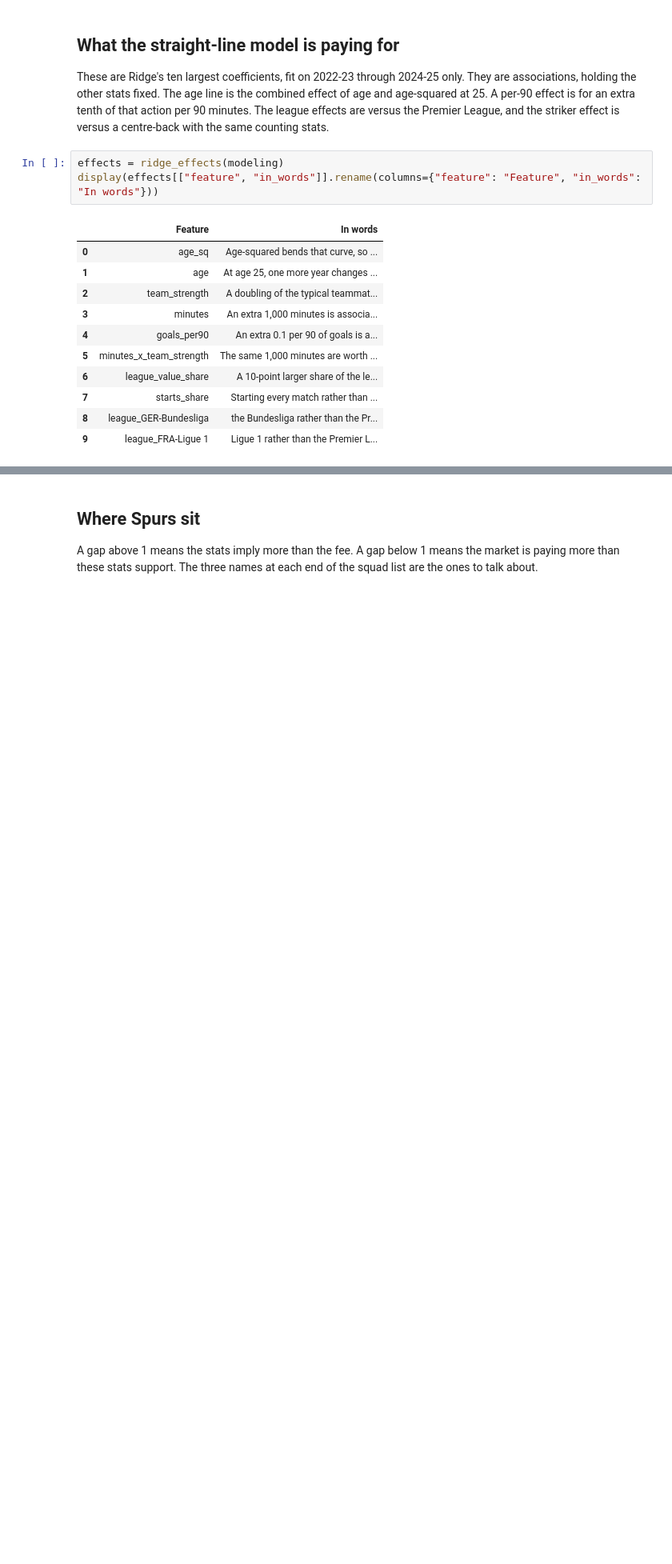
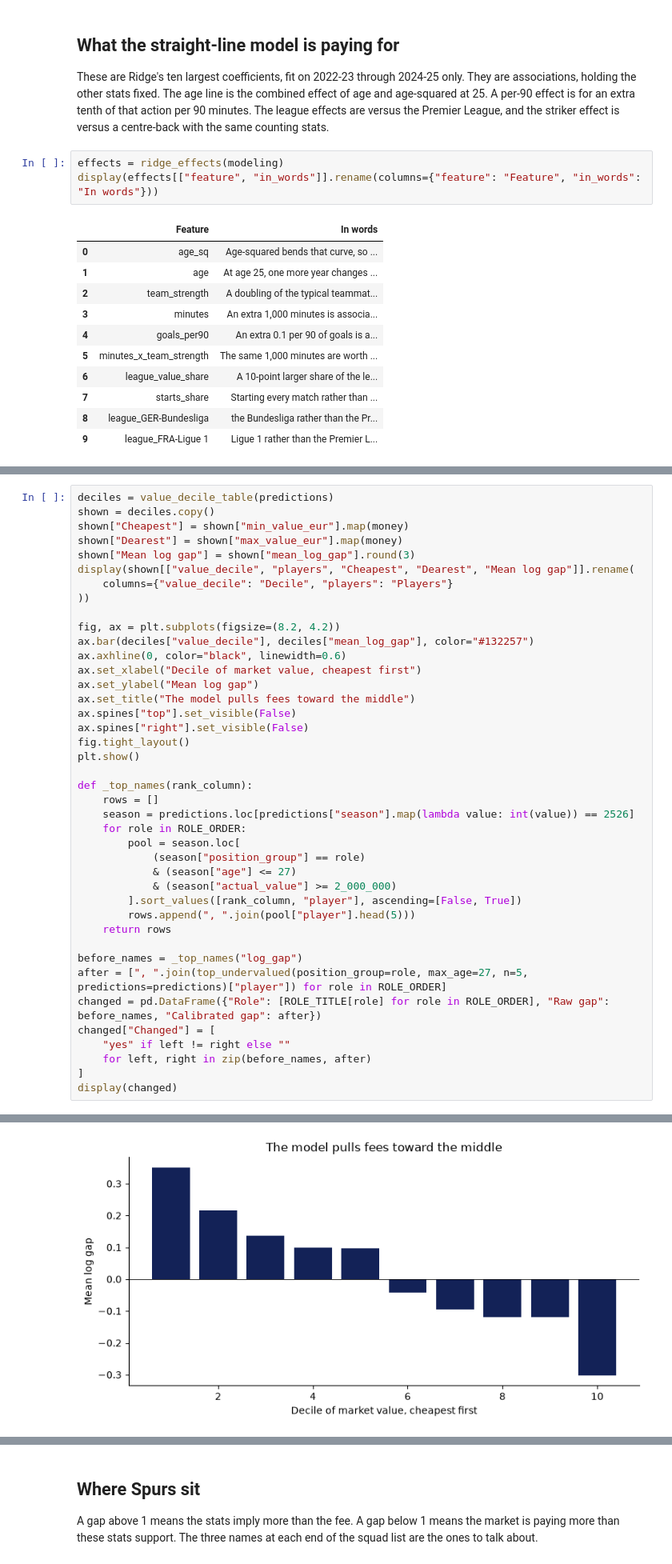
Before and after one commit to samvitchoudhary/spurs-moneyball, a Jupyter notebook: notebooks/04_value_model.ipynb, the cells around one changed output, grey strips where cells are left out. Shown at 80% size. Drawn from its saved outputs; the diff is of its cells as text; blank space fills up the shorter version.

```diff
--- a/notebooks/04_value_model.ipynb
+++ b/notebooks/04_value_model.ipynb
@@ -172,0 +180,42 @@ display(effects[["feature", "in_words"]].rename(columns={"feature": "Feature", "
+# %%
+deciles = value_decile_table(predictions)
+shown = deciles.copy()
+shown["Cheapest"] = shown["min_value_eur"].map(money)
+shown["Dearest"] = shown["max_value_eur"].map(money)
+shown["Mean log gap"] = shown["mean_log_gap"].round(3)
+display(shown[["value_decile", "players", "Cheapest", "Dearest", "Mean log gap"]].rename(
+    columns={"value_decile": "Decile", "players": "Players"}
+))
+
+fig, ax = plt.subplots(figsize=(8.2, 4.2))
+ax.bar(deciles["value_decile"], deciles["mean_log_gap"], color="#132257")
+ax.axhline(0, color="black", linewidth=0.6)
+ax.set_xlabel("Decile of market value, cheapest first")
+ax.set_ylabel("Mean log gap")
+ax.set_title("The model pulls fees toward the middle")
+ax.spines["top"].set_visible(False)
+ax.spines["right"].set_visible(False)
+fig.tight_layout()
+plt.show()
+
+def _top_names(rank_column):
+    rows = []
+    season = predictions.loc[predictions["season"].map(lambda value: int(value)) == 2526]
+    for role in ROLE_ORDER:
+        pool = season.loc[
+            (season["position_group"] == role)
+            & (season["age"] <= 27)
+            & (season["actual_value"] >= 2_000_000)
+        ].sort_values([rank_column, "player"], ascending=[False, True])
+        rows.append(", ".join(pool["player"].head(5)))
+    return rows
+
+before_names = _top_names("log_gap")
+after = [", ".join(top_undervalued(position_group=role, max_age=27, n=5, predictions=predictions)["player"]) for role in ROLE_ORDER]
+changed = pd.DataFrame({"Role": [ROLE_TITLE[role] for role in ROLE_ORDER], "Raw gap": before_names, "Calibrated gap": after})
+changed["Changed"] = [
+    "yes" if left != right else ""
+    for left, right in zip(before_names, after)
+]
+display(changed)
+# %% [output]
@@ -172,0 +233 @@ display(effects[["feature", "in_words"]].rename(columns={"feature": "Feature", "
+[figure, added]
```
Also changed, not shown: parts of 5 cells of this notebook, 1 other file.
